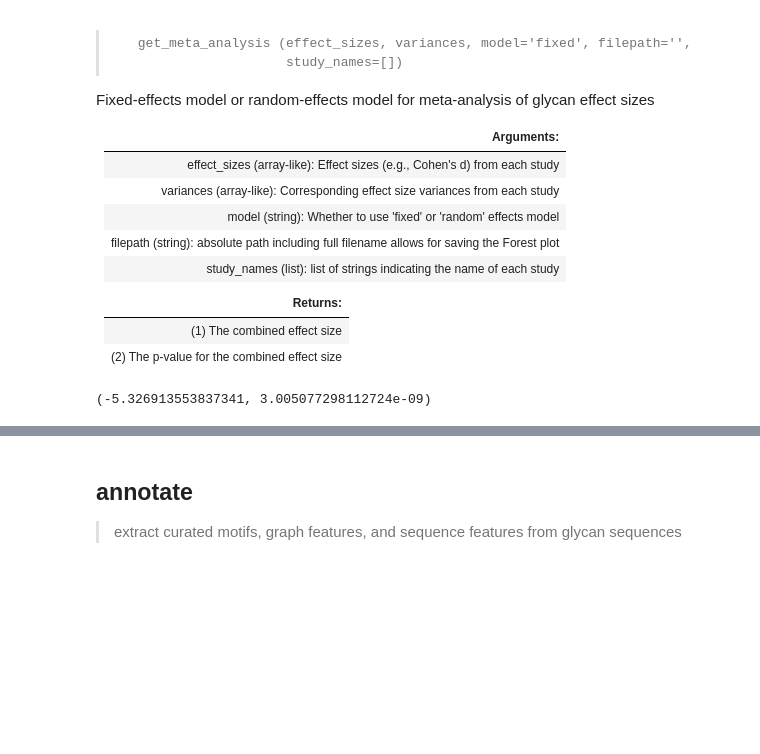
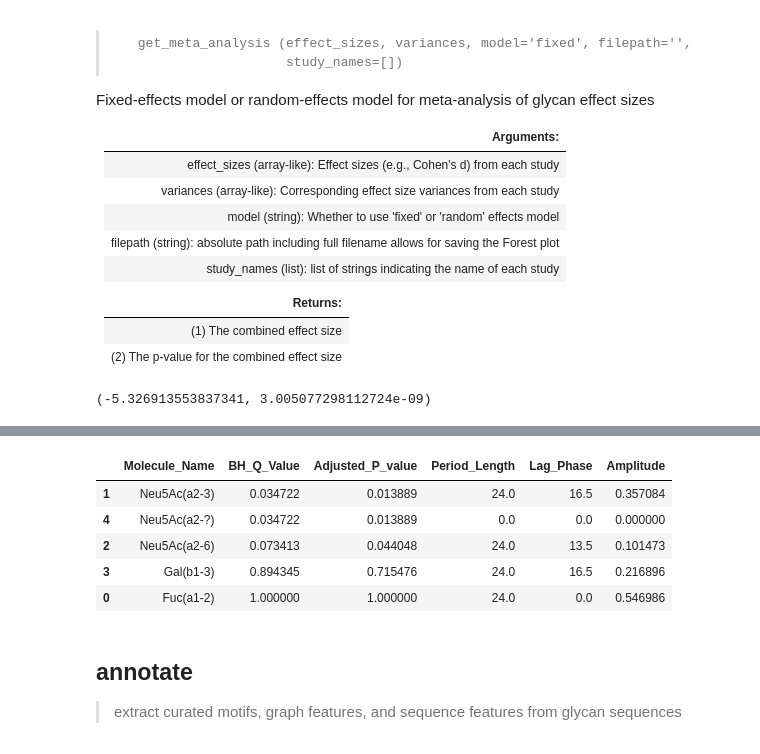
Before and after one commit to BojarLab/glycowork, a Jupyter notebook: 03_motif.ipynb, the cells around one changed output, grey strips where cells are left out. Drawn from its saved outputs; the diff is of its cells as text; code cells hidden in the pictures; blank space fills up the shorter version.

```diff
--- a/03_motif.ipynb
+++ b/03_motif.ipynb
@@ -595,0 +626,12 @@ get_time_series(pd.DataFrame(t_dic))
+# %%
+t_dic = {}
+t_dic["Neu5Ac(a2-3)Gal(b1-3)GalNAc"] = [0.433138901, 0.149729209, 0.358018822, 0.537641256, 1.526963756, 1.349986672, 0.75156406, 0.736710183]
+t_dic["Gal(b1-3)GalNAc"] = [0.919762334, 0.760237184, 0.725566662, 0.459945797, 0.523801515, 0.695106926, 0.627632047, 1.183511209]
+t_dic["Gal(b1-3)[Neu5Ac(a2-6)]GalNAc"] = [0.533138901, 0.119729209, 0.458018822, 0.637641256, 1.726963756, 1.249986672, 0.55156406, 0.436710183]
+t_dic["Fuc(a1-2)Gal(b1-3)GalNAc"] = [3.862169504, 5.455032837, 3.858163289, 5.614650335, 3.124254095, 4.189550337, 4.641831312, 4.19538484]
+tps = 8  # number of timepoints in experiment
+periods = [8]  # number of timepoints per cycle
+interval = 3  # units of time between experimental timepoints
+t_df = pd.DataFrame(t_dic).T
+t_df.columns = ["T3", "T6", "T9", "T12", "T15", "T18", "T21", "T24"]
+get_jtk(t_df.reset_index(), tps, periods, interval)
@@ -596,3 +644,12 @@ get_time_series(pd.DataFrame(t_dic))
+# %%
+get_jtk(t_df.reset_index(), tps, periods, interval, motifs = True, feature_set = ['terminal'])
+# %% [output]
+|  | Molecule_Name | BH_Q_Value | Adjusted_P_value | Period_Length | Lag_Phase | Amplitude |
+| 1 | Neu5Ac(a2-3) | 0.034722 | 0.013889 | 24.0 | 16.5 | 0.357084 |
+| 4 | Neu5Ac(a2-?) | 0.034722 | 0.013889 | 0.0 | 0.0 | 0.000000 |
+| 2 | Neu5Ac(a2-6) | 0.073413 | 0.044048 | 24.0 | 13.5 | 0.101473 |
+| 3 | Gal(b1-3) | 0.894345 | 0.715476 | 24.0 | 16.5 | 0.216896 |
+| 0 | Fuc(a1-2) | 1.000000 | 1.000000 | 24.0 | 0.0 | 0.546986 |
 # %% [markdown]
 ## annotate
 >extract curated motifs, graph features, and sequence features from glycan sequences
```
Also changed, not shown: parts of 20 cells of this notebook, 8 other files.
